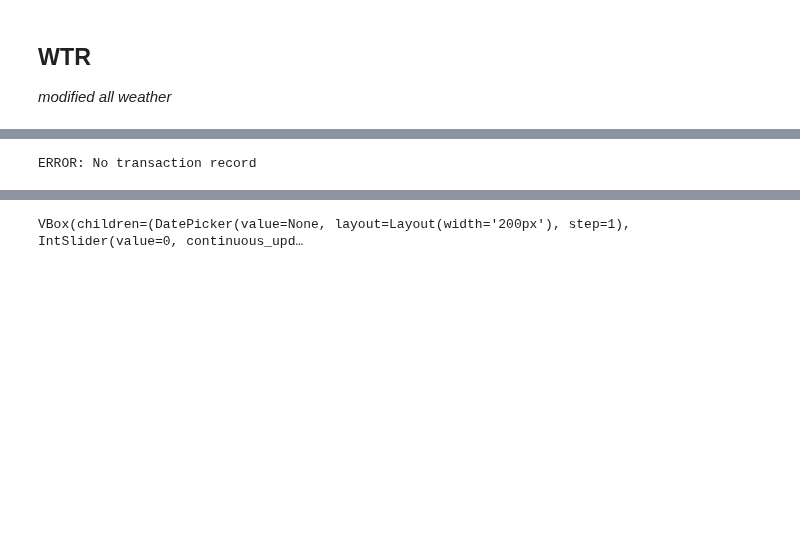
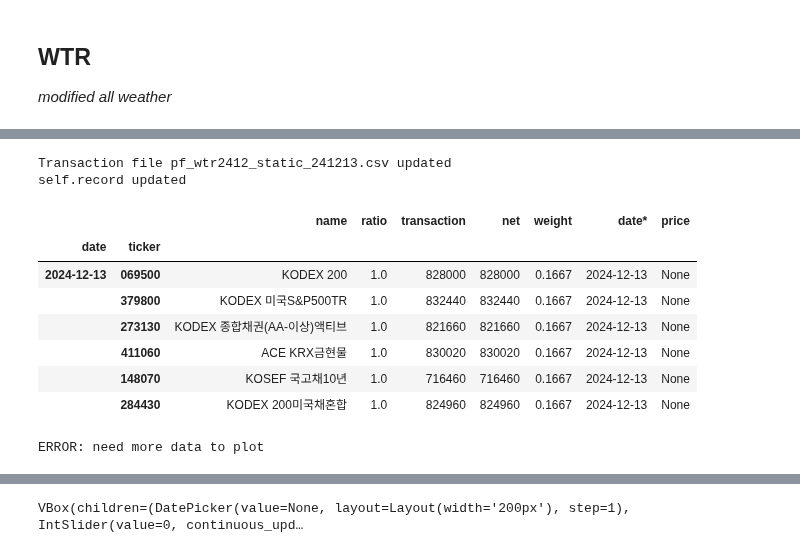
Before and after one commit to lbk209/portfolio, a Jupyter notebook: Allocate_Portfolio.ipynb, the cells around one changed output, grey strips where cells are left out. Drawn from its saved outputs; the diff is of its cells as text; code cells hidden in the pictures; blank space fills up the shorter version.

```diff
--- a/Allocate_Portfolio.ipynb
+++ b/Allocate_Portfolio.ipynb
@@ -686,7 +807,19 @@ REMINDER: make sure this is 1st transaction as no records provided
 # %%
 #pf_wtr.portfolio_data['strategy']
+pf_wtr.update_record()
+# %% [output]
+Transaction file pf_wtr2412_static_241213.csv updated
+self.record updated
+|  |  | name | ratio | transaction | net | weight | date* | price |
+| date | ticker |  |  |  |  |  |  |  |
+| 2024-12-13 | 069500 | KODEX 200 | 1.0 | 828000 | 828000 | 0.1667 | 2024-12-13 | None |
+|  | 379800 | KODEX 미국S&P500TR | 1.0 | 832440 | 832440 | 0.1667 | 2024-12-13 | None |
+|  | 273130 | KODEX 종합채권(AA-이상)액티브 | 1.0 | 821660 | 821660 | 0.1667 | 2024-12-13 | None |
+|  | 411060 | ACE KRX금현물 | 1.0 | 830020 | 830020 | 0.1667 | 2024-12-13 | None |
+|  | 148070 | KOSEF 국고채10년 | 1.0 | 716460 | 716460 | 0.1667 | 2024-12-13 | None |
+|  | 284430 | KODEX 200미국채혼합 | 1.0 | 824960 | 824960 | 0.1667 | 2024-12-13 | None |
 # %%
 pf_wtr.plot()
 # %% [output]
-ERROR: No transaction record
+ERROR: need more data to plot
 # %%
```
Also changed, not shown: parts of 21 cells of this notebook, 1 other file.
